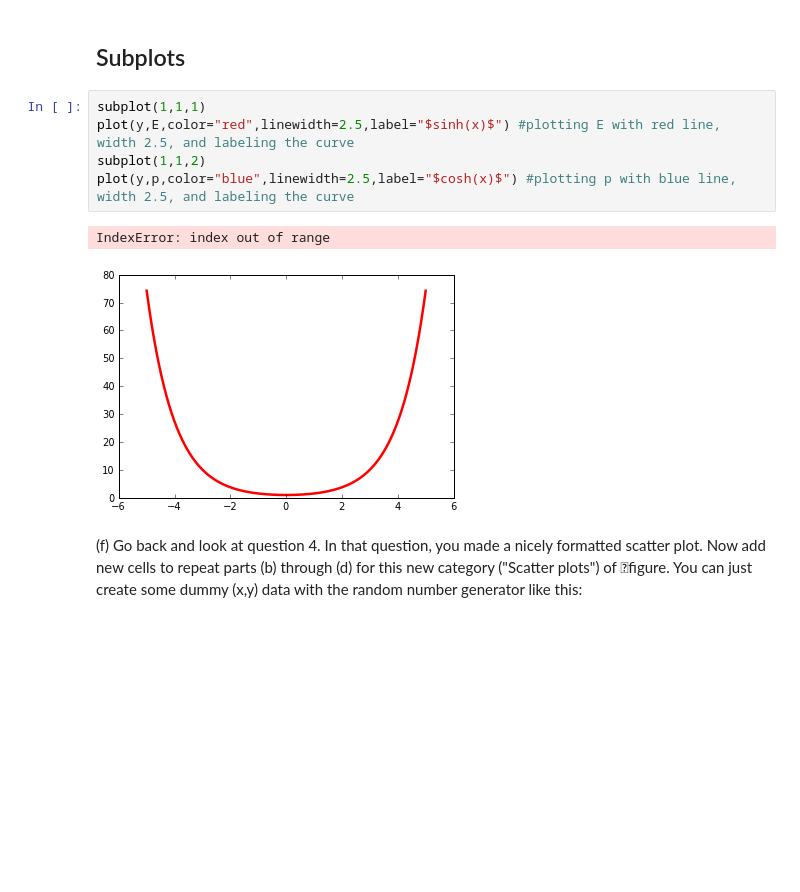
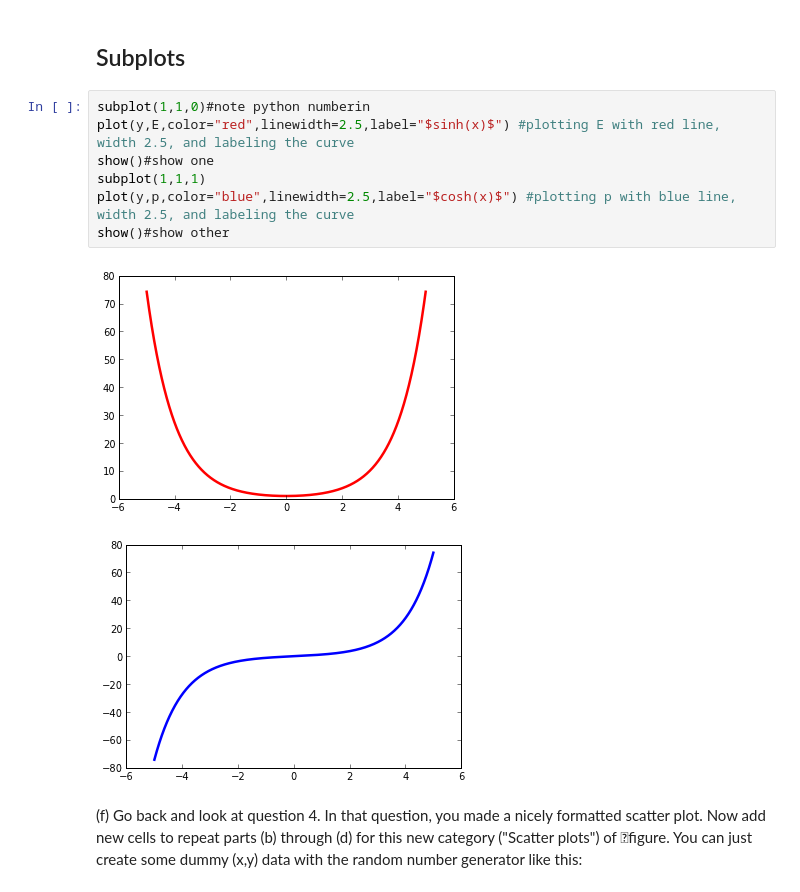
Before and after one commit to ersong/PHYS202-S13, a Jupyter notebook: PlotTemplate.ipynb, the cells around one changed output. Drawn from its saved outputs; the diff is of its cells as text; blank space fills up the shorter version.

```diff
--- a/PlotTemplate.ipynb
+++ b/PlotTemplate.ipynb
@@ -61,13 +76,15 @@ sure to include comments.
 Subplots
 --------
 # %%
+subplot(1,1,0)#note python numberin
+plot(y,E,color="red",linewidth=2.5,label="$sinh(x)$") #plotting E with red line, width 2.5, and labeling the curve
+show()#show one
 subplot(1,1,1)
-plot(y,E,color="red",linewidth=2.5,label="$sinh(x)$") #plotting E with red line, width 2.5, and labeling the curve
-subplot(1,1,2)
 plot(y,p,color="blue",linewidth=2.5,label="$cosh(x)$") #plotting p with blue line, width 2.5, and labeling the curve
+show()#show other
 # %% [output]
-IndexError: index out of range
 [figure]
+[figure, added]
 # %% [markdown]
 (f) Go back and look at question 4. In that question, you made a nicely formatted scatter
 plot. Now add new cells to repeat parts (b) through (d) for this new category ("Scatter
```
Also changed, not shown: parts of 1 cell of this notebook, 1 other file.
